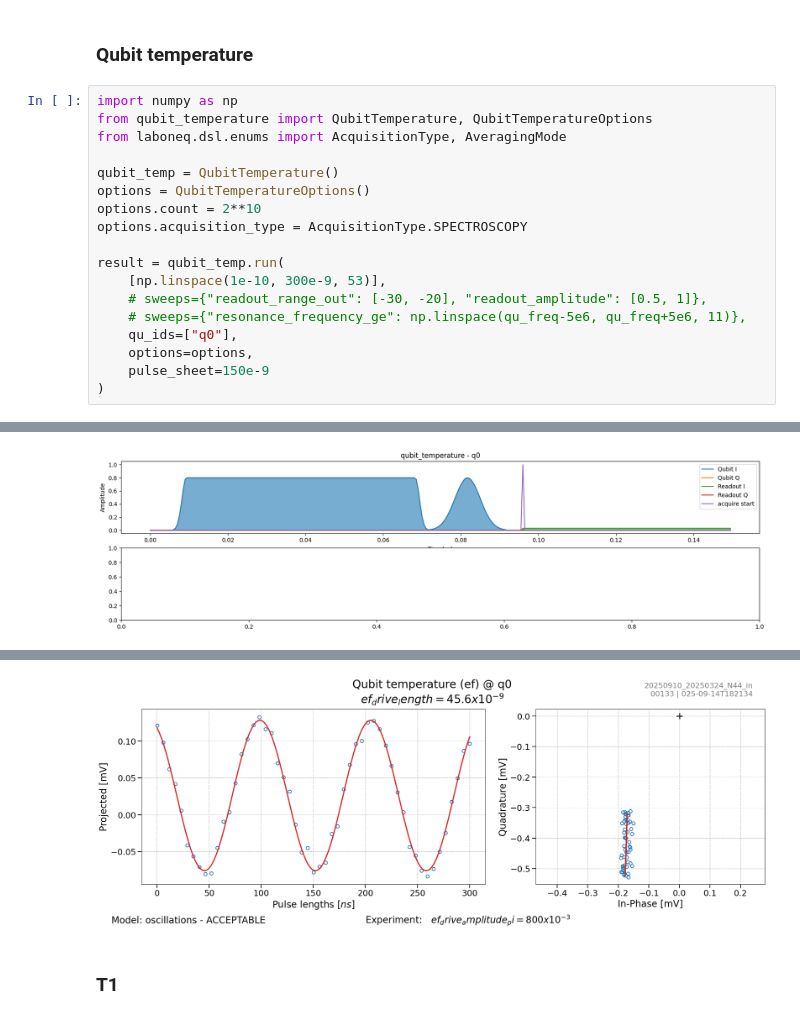
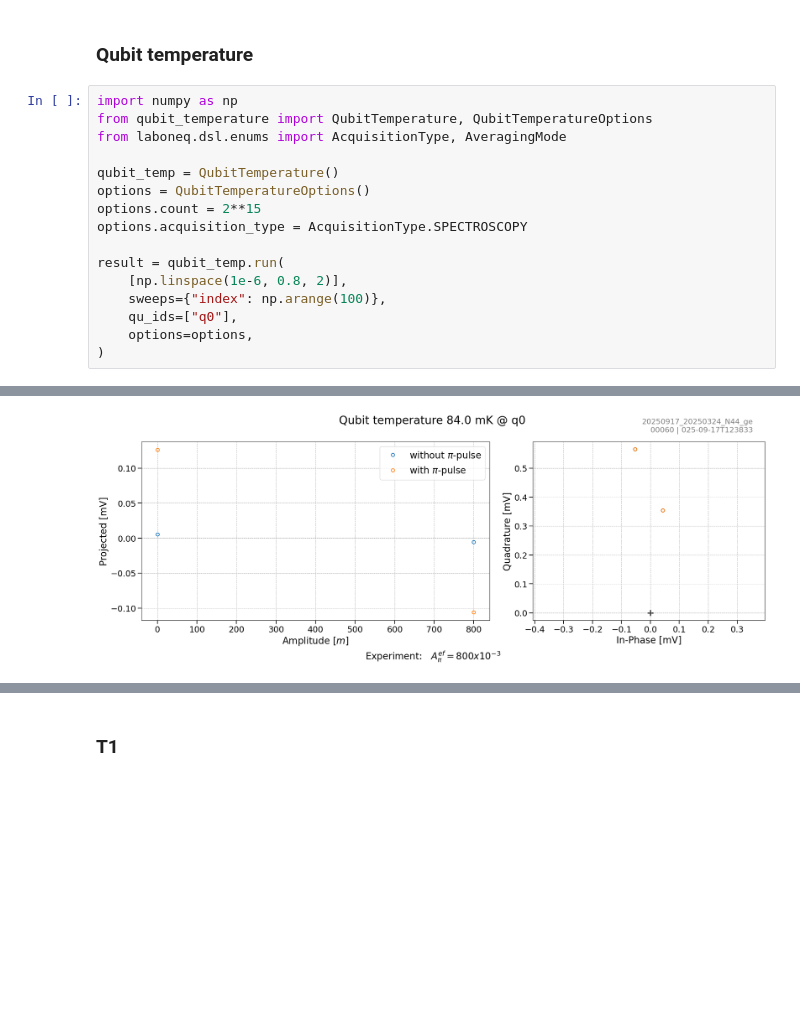
Before and after one commit to SQIL-EPFL/sqil-experiments, a Jupyter notebook: sqil_experiments/measurements/measure.ipynb, the cells around one changed output, grey strips where cells are left out. Cells and saved outputs as stored; diff of their text form; blank space fills up the shorter version.

```diff
--- a/sqil_experiments/measurements/measure.ipynb
+++ b/sqil_experiments/measurements/measure.ipynb
@@ -188,15 +190,13 @@ from laboneq.dsl.enums import AcquisitionType, AveragingMode
 
 qubit_temp = QubitTemperature()
 options = QubitTemperatureOptions()
-options.count = 2**10
+options.count = 2**15
 options.acquisition_type = AcquisitionType.SPECTROSCOPY
 
 result = qubit_temp.run(
-    [np.linspace(1e-10, 300e-9, 53)],
-    # sweeps={"readout_range_out": [-30, -20], "readout_amplitude": [0.5, 1]},
-    # sweeps={"resonance_frequency_ge": np.linspace(qu_freq-5e6, qu_freq+5e6, 11)},
+    [np.linspace(1e-6, 0.8, 2)],
+    sweeps={"index": np.arange(100)},
     qu_ids=["q0"],
     options=options,
-    pulse_sheet=150e-9
 )
 # %% [output]
@@ -229 +229 @@ result = qubit_temp.run(
-[figure, old version]
+[figure, new version]
@@ -247,4 +230,3 @@ result = qubit_temp.run(
-[figure, removed]
 # %% [markdown]
 ### T1
 # %%
```
Also changed, not shown: parts of 8 cells of this notebook, 3 other files.
